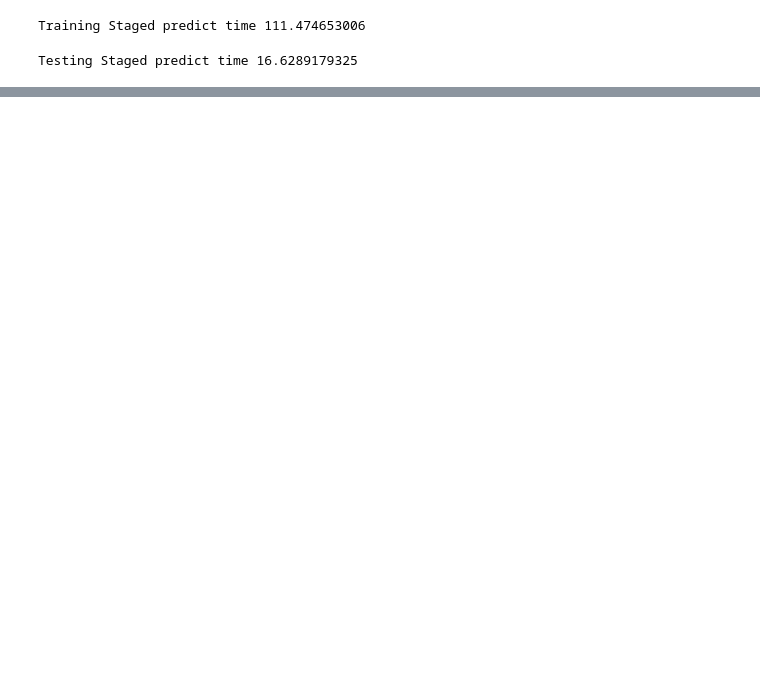
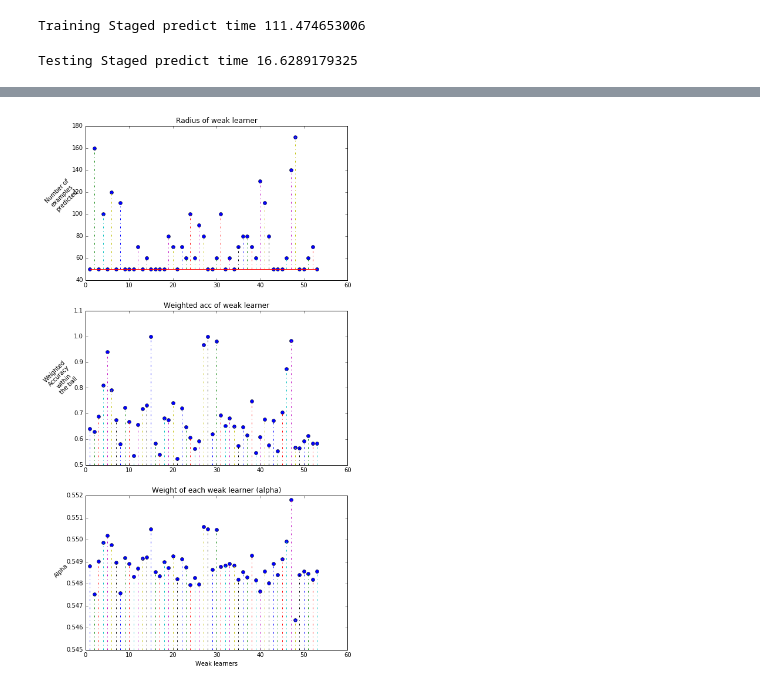
Before and after one commit to rogers140/notebook, a Jupyter notebook: ball_boosting_graph.ipynb, the cells around one changed output, grey strips where cells are left out. Cells and saved outputs as stored; diff of their text form; code cells hidden in the pictures; blank space fills up the shorter version.

```diff
--- a/ball_boosting_graph.ipynb
+++ b/ball_boosting_graph.ipynb
@@ -363,0 +270,19 @@ plt.legend();
+# %%
+plt.figure(figsize=(8, 16));
+plt.subplot(311);
+plt.title("Radius of weak learner");
+plt.ylabel("Number of\nexamples\npredicted", rotation=45);
+plt.stem(range(1, n_clf + 1), clf_radius, '-.', bottom=50);
+
+plt.subplot(312);
+plt.title("Weighted acc of weak learner");
+plt.ylabel("Weighted\nAccuracy\nwithin\nthe ball", rotation=45);
+plt.stem(range(1, n_clf + 1), clf_acc, '-.', bottom=0.5);
+
+plt.subplot(313);
+plt.title("Weight of each weak learner (alpha)");
+plt.xlabel("Weak learners");
+plt.ylabel("Alpha", rotation=45);
+plt.stem(range(1, n_clf + 1), clf_alpha, '-.', bottom=0.545);
+# %% [output]
+[figure, added]
```
Also changed, not shown: parts of 7 cells of this notebook.
